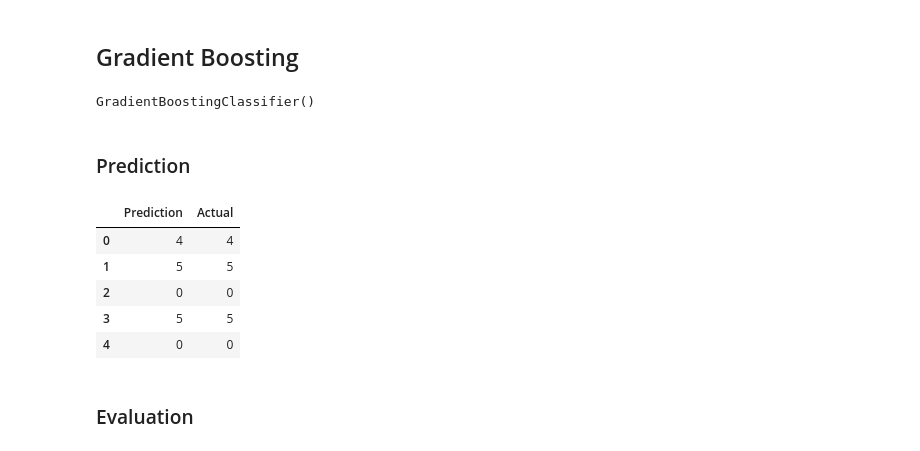
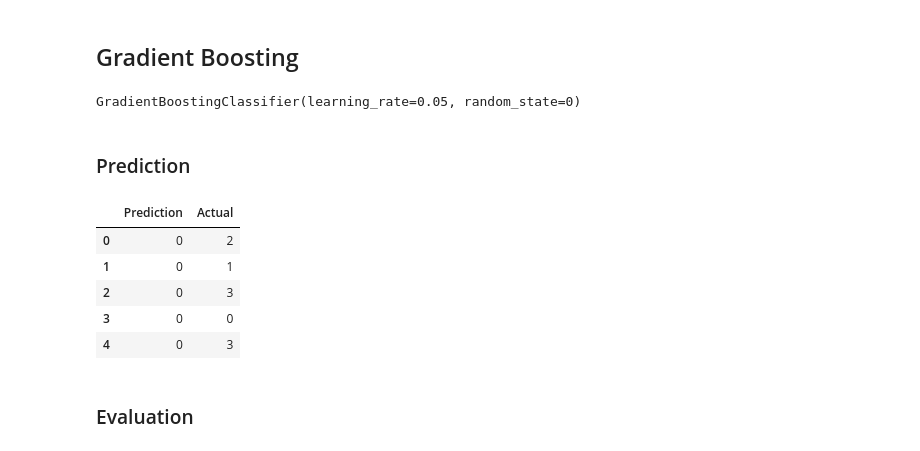
Before and after one commit to kevinsguo/Group_5_Animal_Adoption, a Jupyter notebook: Becky/Machine_Learning_Model.ipynb, the cells around one changed output. Drawn from its saved outputs; the diff is of its cells as text; code cells hidden in the pictures.

```diff
--- a/Becky/Machine_Learning_Model.ipynb
+++ b/Becky/Machine_Learning_Model.ipynb
@@ -325,9 +224,9 @@ X_test_scaled = X_scaler.transform(X_test)
 # %% [markdown]
 ## RandomForest
 # %%
-# create model instance
-model = RandomForestClassifier()
+# Create a random forest classifier.
+rf_model = RandomForestClassifier(n_estimators=128, random_state=78)
 # %%
 # fit model
-model.fit(X_train_scaled, y_train)
+rf_model.fit(X_train_scaled, y_train)
 # %% [output]
@@ -383,29 +299,29 @@ Return to Owner       0.72      0.40      0.51      6525
 ## Gradient Boosting
 # %%
 # create model instance
-model = GradientBoostingClassifier()
+gb_model = GradientBoostingClassifier(n_estimators=100, learning_rate=0.05, max_depth=3, random_state=0)
 # %%
 # fit model
-model.fit(X_train, y_train)
+gb_model.fit(X_train_scaled, y_train)
 # %% [output]
-GradientBoostingClassifier()
+GradientBoostingClassifier(learning_rate=0.05, random_state=0)
 # %% [markdown]
 ### Prediction
 # %%
 # Predict and view results
-y_pred = model.predict(X_test)
+y_pred = gb_model.predict(X_test)
 results = pd.DataFrame({
    "Prediction": y_pred,
    "Actual": y_test
 }).reset_index(drop=True)
 results.head()
 # %% [output]
 |  | Prediction | Actual |
-| 0 | 4 | 4 |
-| 1 | 5 | 5 |
-| 2 | 0 | 0 |
-| 3 | 5 | 5 |
-| 4 | 0 | 0 |
+| 0 | 0 | 2 |
+| 1 | 0 | 1 |
+| 2 | 0 | 3 |
+| 3 | 0 | 0 |
+| 4 | 0 | 3 |
 # %% [markdown]
 ### Evaluation
 # %%
```
Also changed, not shown: parts of 70 cells of this notebook, 1 other file.
